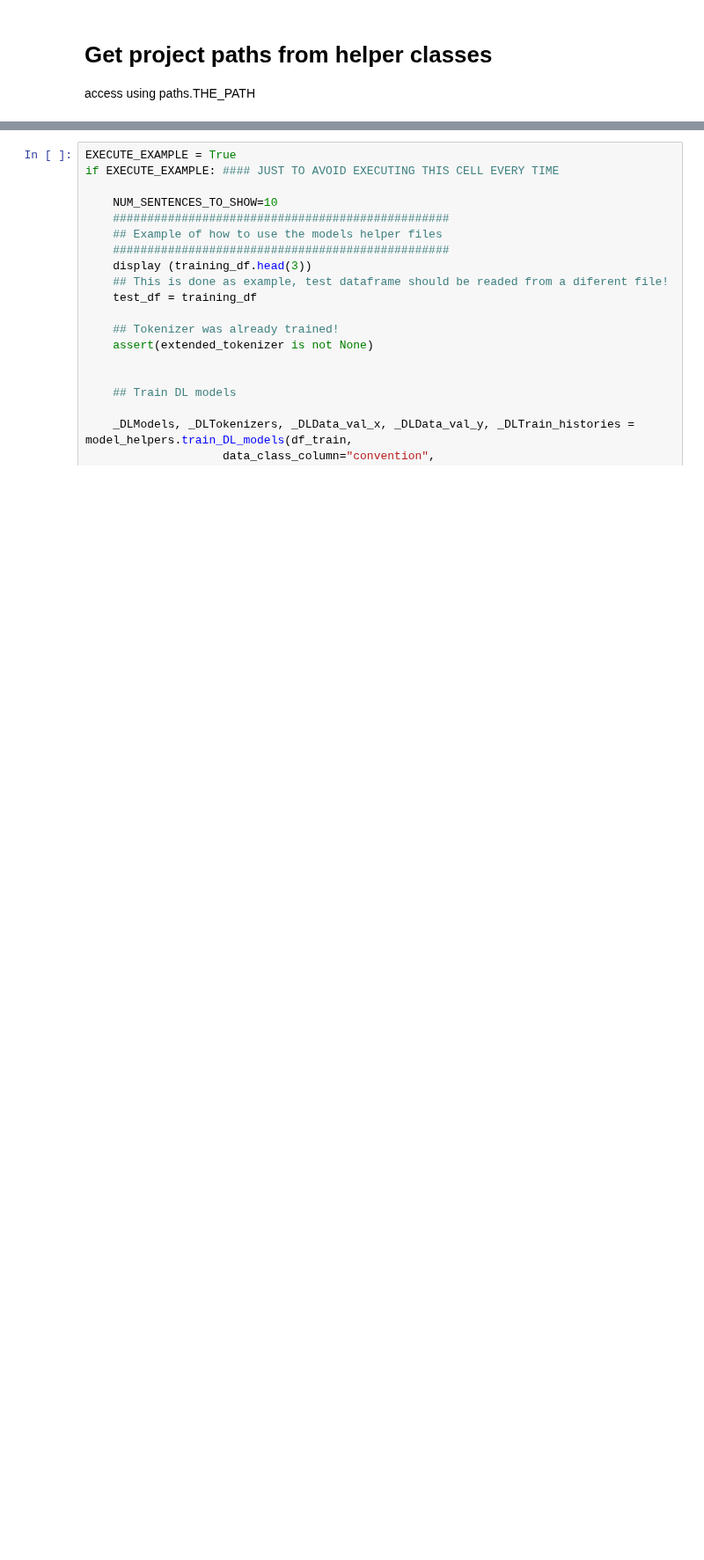
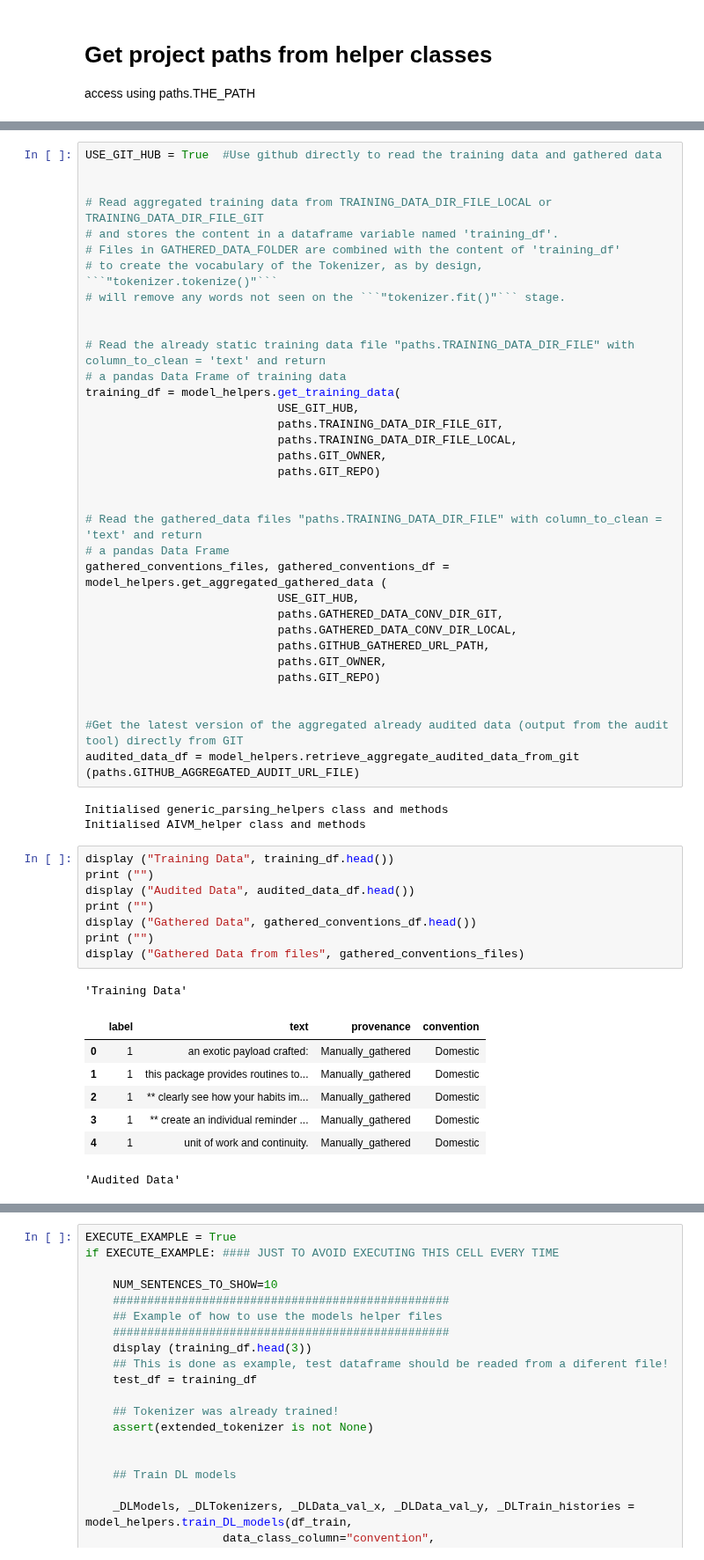
Before and after one commit to aideenf/AIVC, a Jupyter notebook: cp_wssc/Models training experiments.ipynb, the cells around one changed output, grey strips where cells are left out. Shown at 88% size. Drawn from its saved outputs; the diff is of its cells as text; blank space fills up the shorter version.

````diff
--- a/cp_wssc/Models training experiments.ipynb
+++ b/cp_wssc/Models training experiments.ipynb
@@ -96,0 +54,54 @@ extended_tokenizer = parsing_helpers.create_tokenizer(pd.concat(gathered_dfs, so
+# %%
+USE_GIT_HUB = True  #Use github directly to read the training data and gathered data
+
+
+# Read aggregated training data from TRAINING_DATA_DIR_FILE_LOCAL or TRAINING_DATA_DIR_FILE_GIT
+# and stores the content in a dataframe variable named 'training_df'.
+# Files in GATHERED_DATA_FOLDER are combined with the content of 'training_df'
+# to create the vocabulary of the Tokenizer, as by design, ```"tokenizer.tokenize()"```
+# will remove any words not seen on the ```"tokenizer.fit()"``` stage.
+
+
+# Read the already static training data file "paths.TRAINING_DATA_DIR_FILE" with column_to_clean = 'text' and return
+# a pandas Data Frame of training data
+training_df = model_helpers.get_training_data(
+                            USE_GIT_HUB,
+                            paths.TRAINING_DATA_DIR_FILE_GIT,
+                            paths.TRAINING_DATA_DIR_FILE_LOCAL,
+                            paths.GIT_OWNER,
+                            paths.GIT_REPO)
+
+
+# Read the gathered_data files "paths.TRAINING_DATA_DIR_FILE" with column_to_clean = 'text' and return
+# a pandas Data Frame
+gathered_conventions_files, gathered_conventions_df = model_helpers.get_aggregated_gathered_data (
+                            USE_GIT_HUB,
+                            paths.GATHERED_DATA_CONV_DIR_GIT,
+                            paths.GATHERED_DATA_CONV_DIR_LOCAL,
+                            paths.GITHUB_GATHERED_URL_PATH,
+                            paths.GIT_OWNER,
+                            paths.GIT_REPO)
+
+
+#Get the latest version of the aggregated already audited data (output from the audit tool) directly from GIT
+audited_data_df = model_helpers.retrieve_aggregate_audited_data_from_git (paths.GITHUB_AGGREGATED_AUDIT_URL_FILE)
+# %% [output]
+Initialised generic_parsing_helpers class and methods
+Initialised AIVM_helper class and methods
+# %%
+display ("Training Data", training_df.head())
+print ("")
+display ("Audited Data", audited_data_df.head())
+print ("")
+display ("Gathered Data", gathered_conventions_df.head())
+print ("")
+display ("Gathered Data from files", gathered_conventions_files)
+# %% [output]
+'Training Data'
+|  | label | text | provenance | convention |
+| 0 | 1 | an exotic payload crafted: | Manually_gathered | Domestic |
+| 1 | 1 | this package provides routines to... | Manually_gathered | Domestic |
+| 2 | 1 | ** clearly see how your habits im... | Manually_gathered | Domestic |
+| 3 | 1 | ** create an individual reminder ... | Manually_gathered | Domestic |
+| 4 | 1 | unit of work and continuity. | Manually_gathered | Domestic |
+'Audited Data'
````
Also changed, not shown: parts of 11 cells of this notebook, 1 other file.
